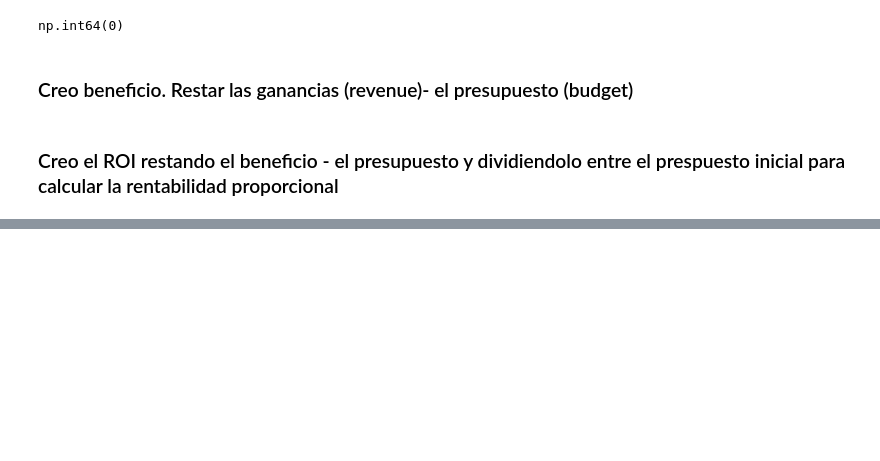
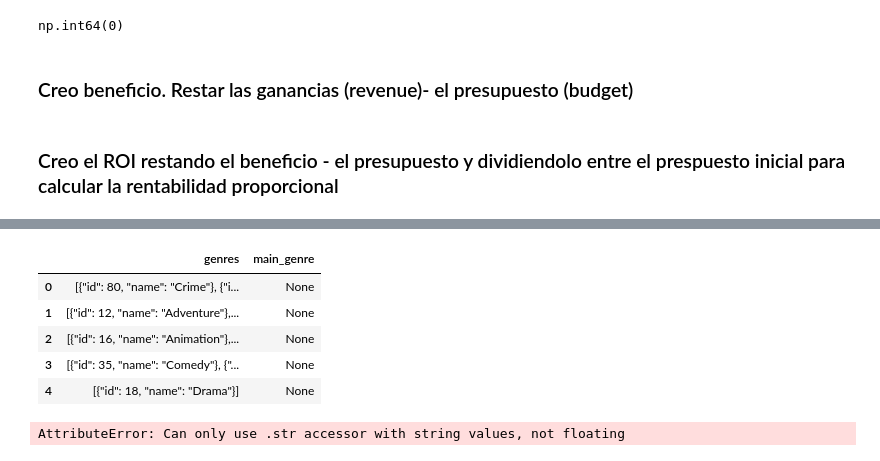
Before and after one commit to lauraargente/Proyecto_Movie_Dataset, a Jupyter notebook: analisis.ipynb, the cells around one changed output, grey strips where cells are left out. Saved outputs shown, nothing was run; the diff lists cells and outputs as text; code cells hidden in the pictures; blank space fills up the shorter version.

```diff
--- a/analisis.ipynb
+++ b/analisis.ipynb
@@ -300,0 +388,24 @@ df_tablajoin['roi'] = (df_tablajoin['revenue'] - df_tablajoin['budget']) / df_ta
+# %%
+#Crear beneficio
+df_tablajoin['profit'] = df_tablajoin['revenue'] - df_tablajoin['budget']
+# %%
+def sacar_genero(x):
+    try:
+        return x[0]['name']
+    except:
+        return None
+
+df_tablajoin['main_genre'] = df_tablajoin['genres'].apply(sacar_genero)
+# %%
+df_tablajoin[['genres', 'main_genre']].head()
+# %% [output]
+|  | genres | main_genre |
+| 0 | [{"id": 80, "name": "Crime"}, {"i... | None |
+| 1 | [{"id": 12, "name": "Adventure"},... | None |
+| 2 | [{"id": 16, "name": "Animation"},... | None |
+| 3 | [{"id": 35, "name": "Comedy"}, {"... | None |
+| 4 | [{"id": 18, "name": "Drama"}] | None |
+# %%
+df_tablajoin['main_genre'] = df_tablajoin['genres'].str.split('"name":"').str[1].str.split('"').str[0]
+# %% [output]
+AttributeError: Can only use .str accessor with string values, not floating
```
Also changed, not shown: parts of 12 cells of this notebook.
